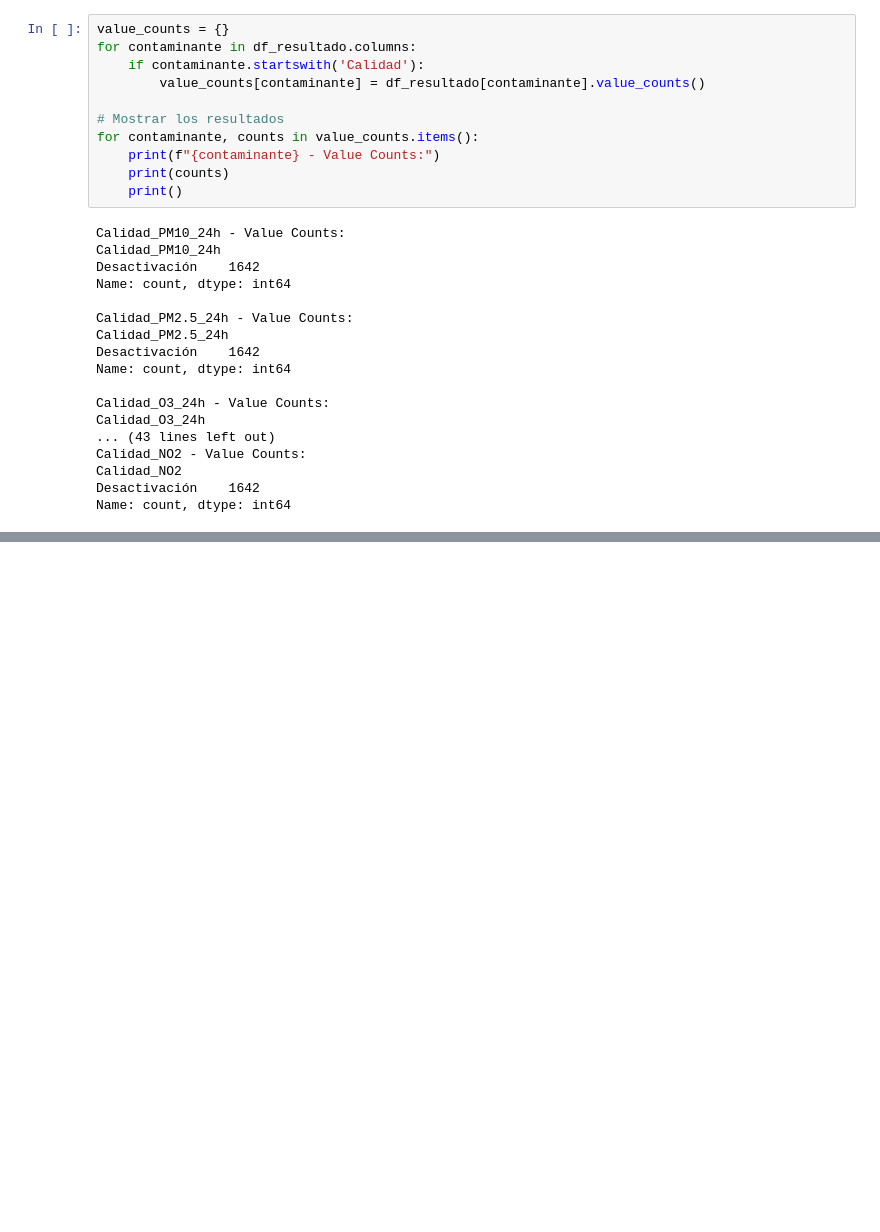
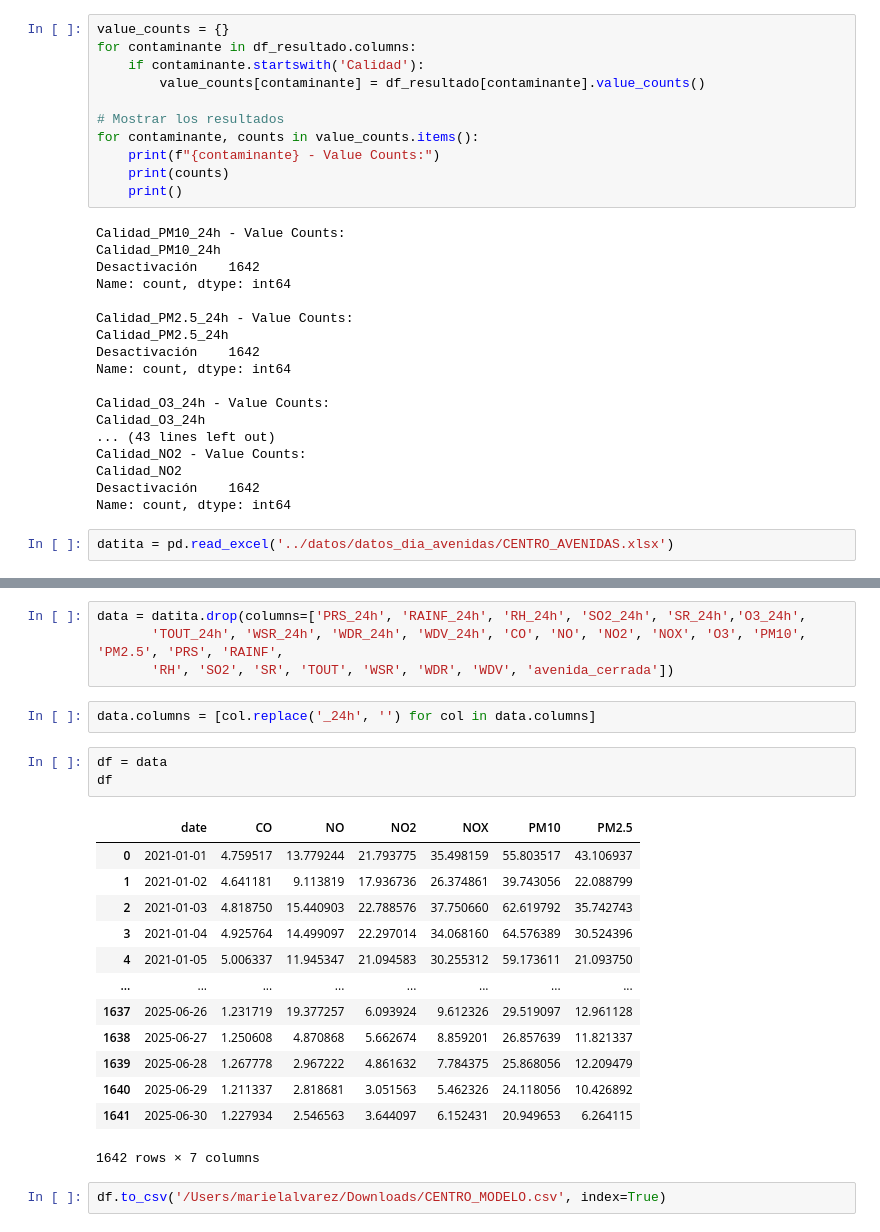
Before and after one commit to marielalvarez/Analisis-de-Calidad-de-Aire, a Jupyter notebook: ETAPA3/CENTRO.ipynb, the cells around one changed output, grey strips where cells are left out. Saved outputs shown, nothing was run; the diff lists cells and outputs as text; blank space fills up the shorter version.

```diff
--- a/ETAPA3/CENTRO.ipynb
+++ b/ETAPA3/CENTRO.ipynb
@@ -170,3 +178,5 @@ Calidad_NO2 - Value Counts:
 Calidad_NO2
 Desactivación    1642
 Name: count, dtype: int64
+# %%
+datita = pd.read_excel('../datos/datos_dia_avenidas/CENTRO_AVENIDAS.xlsx')
@@ -172,0 +192,25 @@ Name: count, dtype: int64
+# %%
+data = datita.drop(columns=['PRS_24h', 'RAINF_24h', 'RH_24h', 'SO2_24h', 'SR_24h','O3_24h',
+       'TOUT_24h', 'WSR_24h', 'WDR_24h', 'WDV_24h', 'CO', 'NO', 'NO2', 'NOX', 'O3', 'PM10', 'PM2.5', 'PRS', 'RAINF',
+       'RH', 'SO2', 'SR', 'TOUT', 'WSR', 'WDR', 'WDV', 'avenida_cerrada'])
+# %%
+data.columns = [col.replace('_24h', '') for col in data.columns]
+# %%
+df = data
+df
+# %% [output]
+|  | date | CO | NO | NO2 | NOX | PM10 | PM2.5 |
+| 0 | 2021-01-01 | 4.759517 | 13.779244 | 21.793775 | 35.498159 | 55.803517 | 43.106937 |
+| 1 | 2021-01-02 | 4.641181 | 9.113819 | 17.936736 | 26.374861 | 39.743056 | 22.088799 |
+| 2 | 2021-01-03 | 4.818750 | 15.440903 | 22.788576 | 37.750660 | 62.619792 | 35.742743 |
+| 3 | 2021-01-04 | 4.925764 | 14.499097 | 22.297014 | 34.068160 | 64.576389 | 30.524396 |
+| 4 | 2021-01-05 | 5.006337 | 11.945347 | 21.094583 | 30.255312 | 59.173611 | 21.093750 |
+| ... | ... | ... | ... | ... | ... | ... | ... |
+| 1637 | 2025-06-26 | 1.231719 | 19.377257 | 6.093924 | 9.612326 | 29.519097 | 12.961128 |
+| 1638 | 2025-06-27 | 1.250608 | 4.870868 | 5.662674 | 8.859201 | 26.857639 | 11.821337 |
+| 1639 | 2025-06-28 | 1.267778 | 2.967222 | 4.861632 | 7.784375 | 25.868056 | 12.209479 |
+| 1640 | 2025-06-29 | 1.211337 | 2.818681 | 3.051563 | 5.462326 | 24.118056 | 10.426892 |
+| 1641 | 2025-06-30 | 1.227934 | 2.546563 | 3.644097 | 6.152431 | 20.949653 | 6.264115 |
+1642 rows × 7 columns
+# %%
+df.to_csv('/Users/marielalvarez/Downloads/CENTRO_MODELO.csv', index=True)
```
Also changed, not shown: parts of 4 cells of this notebook, 19 other files.
